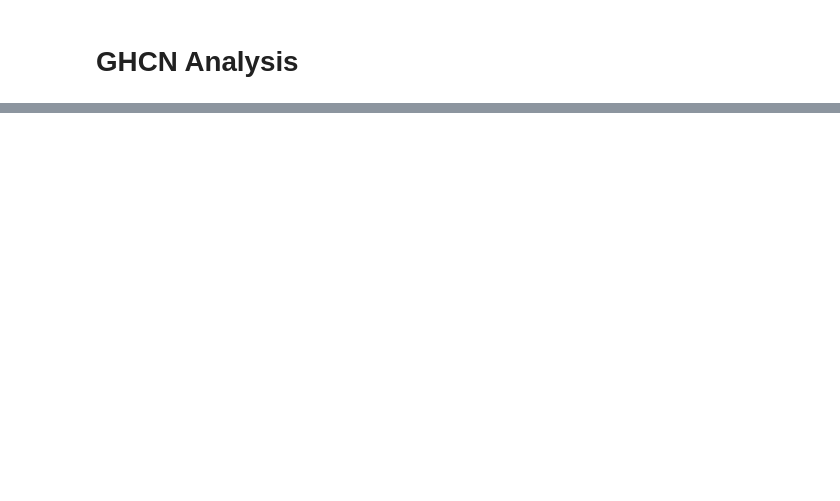
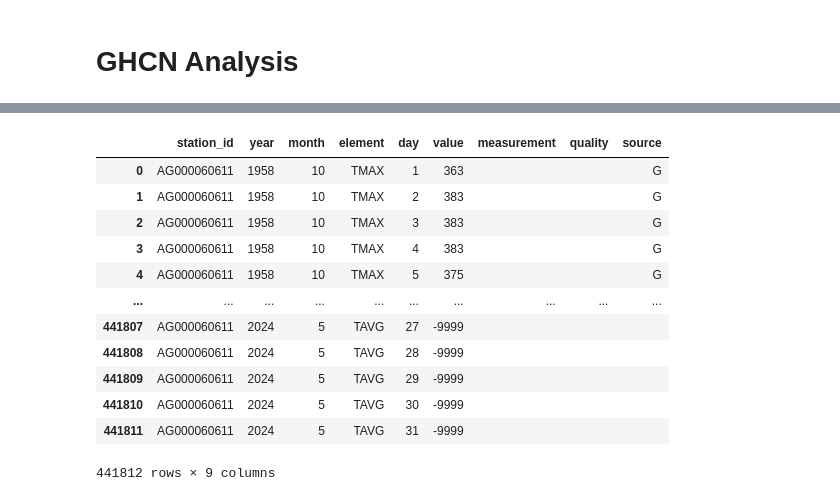
Before and after one commit to deng-jinxiong/homework-5-27-main, a Jupyter notebook: GHCN analysis.ipynb, the cells around one changed output, grey strips where cells are left out. Saved outputs shown, nothing was run; the diff lists cells and outputs as text; code cells hidden in the pictures; blank space fills up the shorter version.

```diff
--- a/GHCN analysis.ipynb
+++ b/GHCN analysis.ipynb
@@ -101,3 +127,24 @@ IndexError: list index out of range
 # %%
 # Compute aggregated statistics
+dict_df = load_daily(files[i])
+for i in range(1,5):
+    dt = load_daily(files[i])
+    dict_df = dict_df + dt
+
+df = pd.DataFrame(dict_df)
+ddf = dd.from_pandas(df,npartitions=3)
 # ...
+# %% [output]
+|  | station_id | year | month | element | day | value | measurement | quality | source |
+| 0 | AG000060611 | 1958 | 10 | TMAX | 1 | 363 |  |  | G |
+| 1 | AG000060611 | 1958 | 10 | TMAX | 2 | 383 |  |  | G |
+| 2 | AG000060611 | 1958 | 10 | TMAX | 3 | 383 |  |  | G |
+| 3 | AG000060611 | 1958 | 10 | TMAX | 4 | 383 |  |  | G |
+| 4 | AG000060611 | 1958 | 10 | TMAX | 5 | 375 |  |  | G |
+| ... | ... | ... | ... | ... | ... | ... | ... | ... | ... |
+| 441807 | AG000060611 | 2024 | 5 | TAVG | 27 | -9999 |  |  |  |
+| 441808 | AG000060611 | 2024 | 5 | TAVG | 28 | -9999 |  |  |  |
+| 441809 | AG000060611 | 2024 | 5 | TAVG | 29 | -9999 |  |  |  |
+| 441810 | AG000060611 | 2024 | 5 | TAVG | 30 | -9999 |  |  |  |
+| 441811 | AG000060611 | 2024 | 5 | TAVG | 31 | -9999 |  |  |  |
+441812 rows × 9 columns
```
Also changed, not shown: parts of 5 cells of this notebook, 3 other files.
